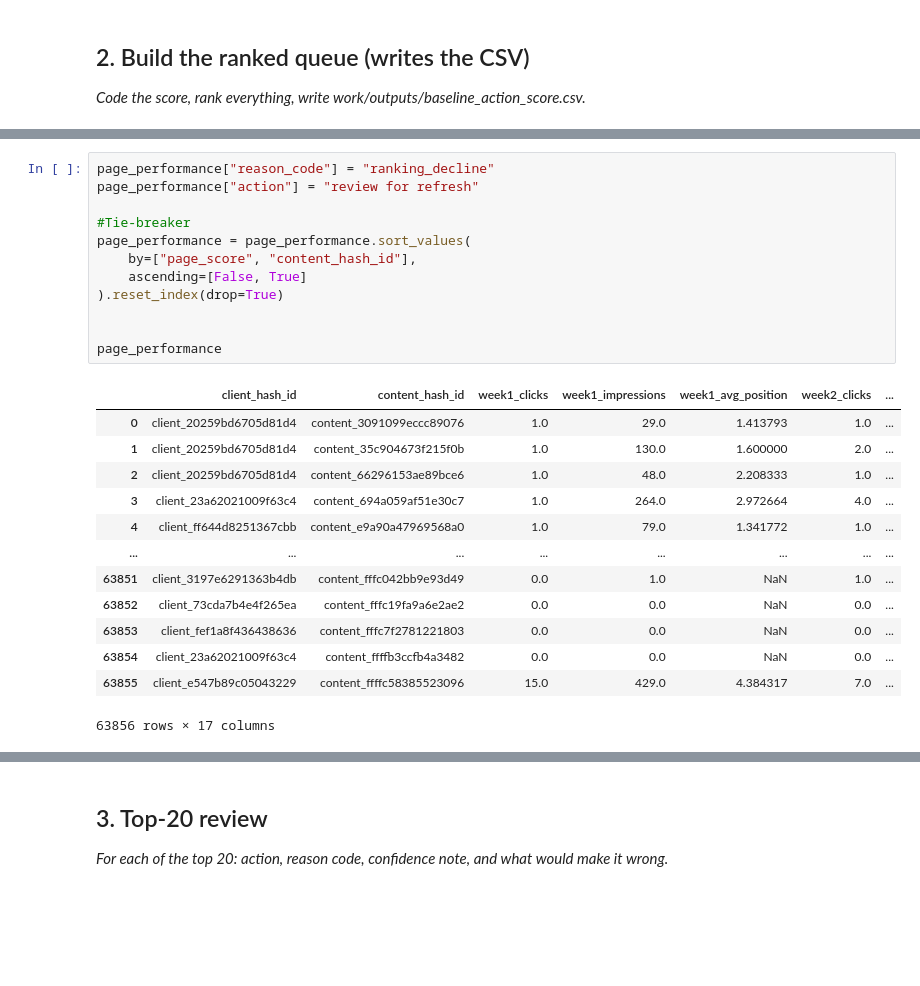
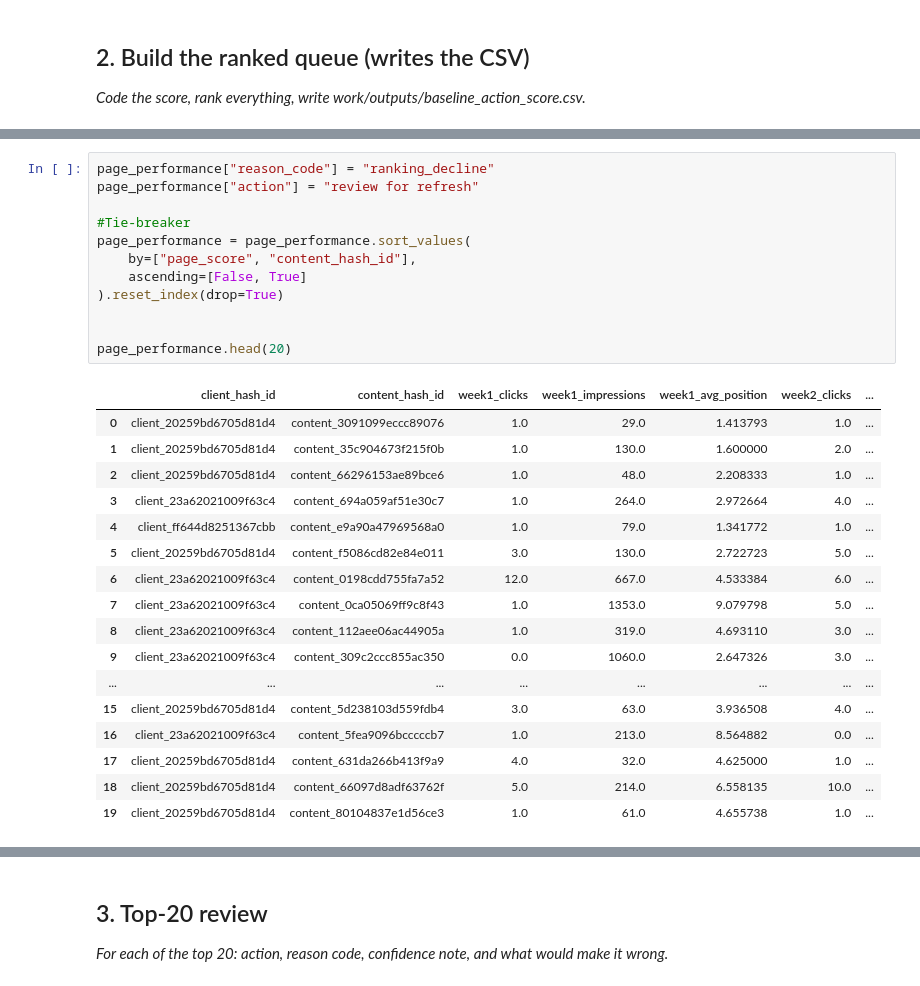
Before and after one commit to JasperOwen/flyrank-ml-internship, a Jupyter notebook: work/notebooks/w04_baseline_score.ipynb, the cells around one changed output, grey strips where cells are left out. Saved outputs shown, nothing was run; the diff lists cells and outputs as text; blank space fills up the shorter version.

```diff
--- a/work/notebooks/w04_baseline_score.ipynb
+++ b/work/notebooks/w04_baseline_score.ipynb
@@ -264,27 +248,31 @@ page_performance[page_performance["page_score"] > 0][
 # %%
 page_performance["reason_code"] = "ranking_decline"
 page_performance["action"] = "review for refresh"
 
 #Tie-breaker
 page_performance = page_performance.sort_values(
     by=["page_score", "content_hash_id"],
     ascending=[False, True]
 ).reset_index(drop=True)
 
 
-page_performance
+page_performance.head(20)
 # %% [output]
 |  | client_hash_id | content_hash_id | week1_clicks | week1_impressions | week1_avg_position | week2_clicks | ... |
 | 0 | client_20259bd6705d81d4 | content_3091099eccc89076 | 1.0 | 29.0 | 1.413793 | 1.0 | ... |
 | 1 | client_20259bd6705d81d4 | content_35c904673f215f0b | 1.0 | 130.0 | 1.600000 | 2.0 | ... |
 | 2 | client_20259bd6705d81d4 | content_66296153ae89bce6 | 1.0 | 48.0 | 2.208333 | 1.0 | ... |
 | 3 | client_23a62021009f63c4 | content_694a059af51e30c7 | 1.0 | 264.0 | 2.972664 | 4.0 | ... |
 | 4 | client_ff644d8251367cbb | content_e9a90a47969568a0 | 1.0 | 79.0 | 1.341772 | 1.0 | ... |
+| 5 | client_20259bd6705d81d4 | content_f5086cd82e84e011 | 3.0 | 130.0 | 2.722723 | 5.0 | ... |
+| 6 | client_23a62021009f63c4 | content_0198cdd755fa7a52 | 12.0 | 667.0 | 4.533384 | 6.0 | ... |
+| 7 | client_23a62021009f63c4 | content_0ca05069ff9c8f43 | 1.0 | 1353.0 | 9.079798 | 5.0 | ... |
+| 8 | client_23a62021009f63c4 | content_112aee06ac44905a | 1.0 | 319.0 | 4.693110 | 3.0 | ... |
+| 9 | client_23a62021009f63c4 | content_309c2ccc855ac350 | 0.0 | 1060.0 | 2.647326 | 3.0 | ... |
 | ... | ... | ... | ... | ... | ... | ... | ... |
-| 63851 | client_3197e6291363b4db | content_fffc042bb9e93d49 | 0.0 | 1.0 | NaN | 1.0 | ... |
-| 63852 | client_73cda7b4e4f265ea | content_fffc19fa9a6e2ae2 | 0.0 | 0.0 | NaN | 0.0 | ... |
-| 63853 | client_fef1a8f436438636 | content_fffc7f2781221803 | 0.0 | 0.0 | NaN | 0.0 | ... |
-| 63854 | client_23a62021009f63c4 | content_ffffb3ccfb4a3482 | 0.0 | 0.0 | NaN | 0.0 | ... |
-| 63855 | client_e547b89c05043229 | content_ffffc58385523096 | 15.0 | 429.0 | 4.384317 | 7.0 | ... |
+| 15 | client_20259bd6705d81d4 | content_5d238103d559fdb4 | 3.0 | 63.0 | 3.936508 | 4.0 | ... |
+| 16 | client_23a62021009f63c4 | content_5fea9096bcccccb7 | 1.0 | 213.0 | 8.564882 | 0.0 | ... |
+| 17 | client_20259bd6705d81d4 | content_631da266b413f9a9 | 4.0 | 32.0 | 4.625000 | 1.0 | ... |
+| 18 | client_20259bd6705d81d4 | content_66097d8adf63762f | 5.0 | 214.0 | 6.558135 | 10.0 | ... |
+| 19 | client_20259bd6705d81d4 | content_80104837e1d56ce3 | 1.0 | 61.0 | 4.655738 | 1.0 | ... |
-63856 rows × 17 columns
 # %%
```
Also changed, not shown: parts of 17 cells of this notebook.
